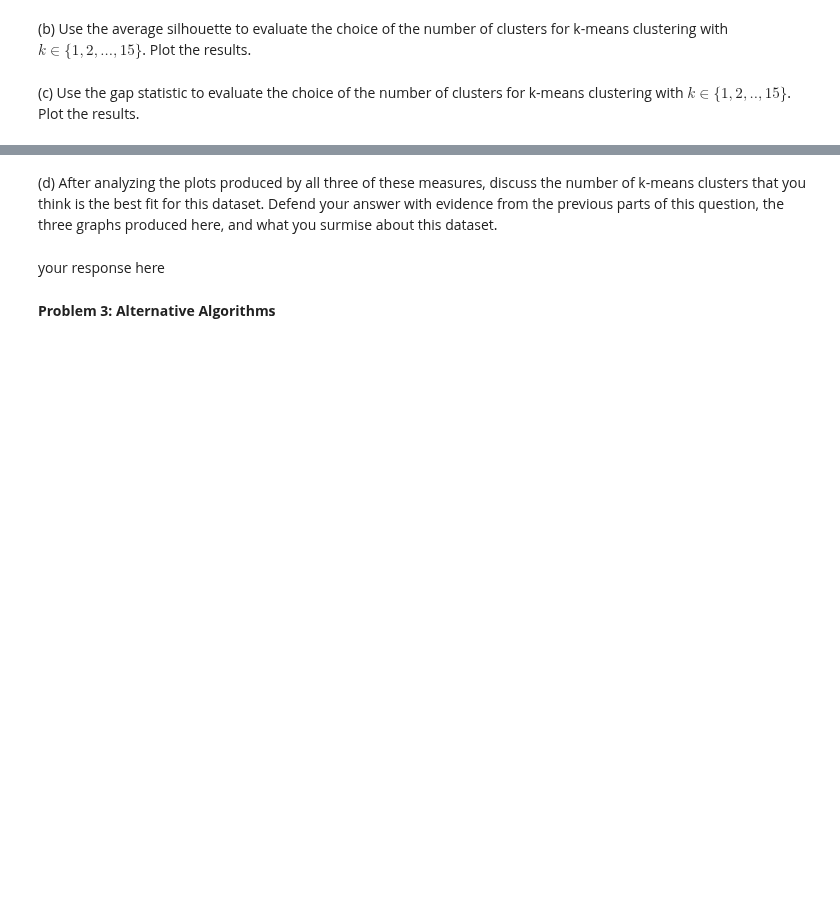
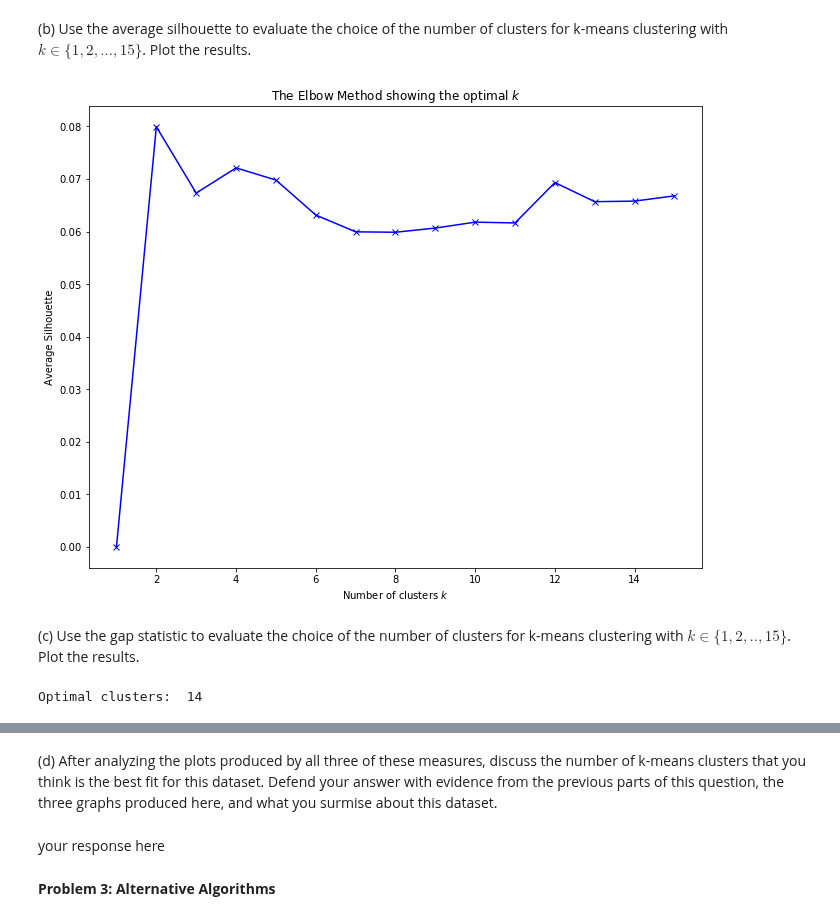
Before and after one commit to medeirosf/2020-CS109B, a Jupyter notebook: content/homeworks/hw02/notebook/cs109b_hw2_edited.ipynb, the cells around one changed output, grey strips where cells are left out. Saved outputs shown, nothing was run; the diff lists cells and outputs as text; code cells hidden in the pictures; blank space fills up the shorter version.

```diff
--- a/content/homeworks/hw02/notebook/cs109b_hw2_edited.ipynb
+++ b/content/homeworks/hw02/notebook/cs109b_hw2_edited.ipynb
@@ -353,2 +366,18 @@ In the previous problem, we examined the results of running k-means with 5 and 1
+# %%
+#your code here
+scores = [0]
+for i in range(2,16):
+    fitx = KMeans(n_clusters=i, init='random', n_init=5, random_state=109).fit(pdfs)
+    score = silhouette_score(pdfs, fitx.labels_)
+    scores.append(score)
+
+plt.figure(figsize=(11,8.5))
+plt.plot(range(1,16), np.array(scores), 'bx-')
+plt.xlabel('Number of clusters $k$')
+plt.ylabel('Average Silhouette')
+plt.title('The Elbow Method showing the optimal $k$')
+plt.show()
+# %% [output]
+[figure, added]
 # %% [markdown]
 (c) Use the gap statistic to evaluate the choice of the number of clusters for k-means clustering with $k \in \{1,2,..,15\}$. Plot the results.
@@ -356,0 +384,7 @@ In the previous problem, we examined the results of running k-means with 5 and 1
+# %%
+gs_obj = OptimalK()
+
+n_clusters = gs_obj(pdfs.values, n_refs=50, cluster_array=np.arange(1, 15))
+print('Optimal clusters: ', n_clusters)
+# %% [output]
+Optimal clusters:  14
```
Also changed, not shown: parts of 6 cells of this notebook.
